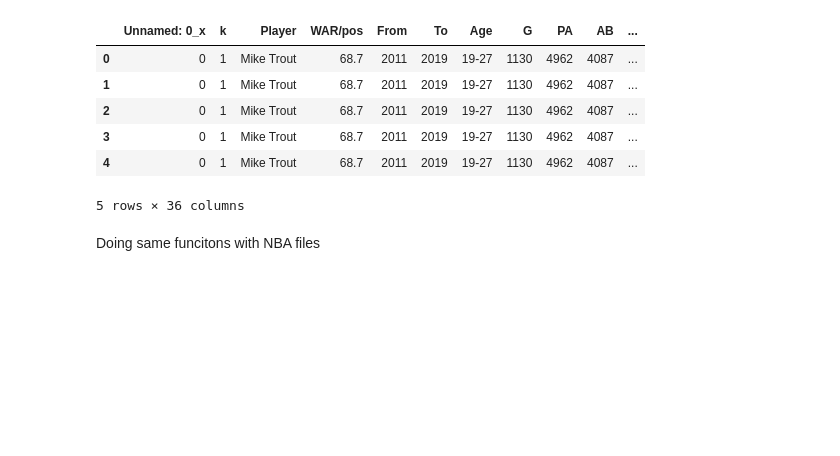
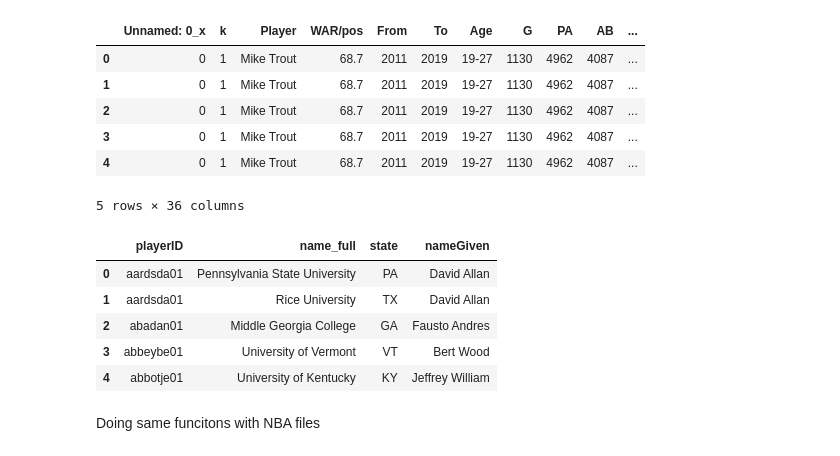
Before and after one commit to Axemen/Pro-Sports-Stats, a Jupyter notebook: fast_facts.ipynb, the cells around one changed output. Cells and saved outputs as stored; diff of their text form; code cells hidden in the pictures; blank space fills up the shorter version.

```diff
--- a/fast_facts.ipynb
+++ b/fast_facts.ipynb
@@ -76,3 +76,13 @@ mlb_merge.head(5)
 5 rows × 36 columns
 # %%
 mlb_merge.to_csv("libs/unclean_data/mlb_fast_facts_data.csv")
+# %%
+mlb_unis = pd.read_csv("libs/unclean_data/university_info/mlb_player_unis.csv")
+mlb_unis.head(5)
+# %% [output]
+|  | playerID | name_full | state | nameGiven |
+| 0 | aardsda01 | Pennsylvania State University | PA | David Allan |
+| 1 | aardsda01 | Rice University | TX | David Allan |
+| 2 | abadan01 | Middle Georgia College | GA | Fausto Andres |
+| 3 | abbeybe01 | University of Vermont | VT | Bert Wood |
+| 4 | abbotje01 | University of Kentucky | KY | Jeffrey William |
```
Also changed, not shown: parts of 11 cells of this notebook, 4 other files.
